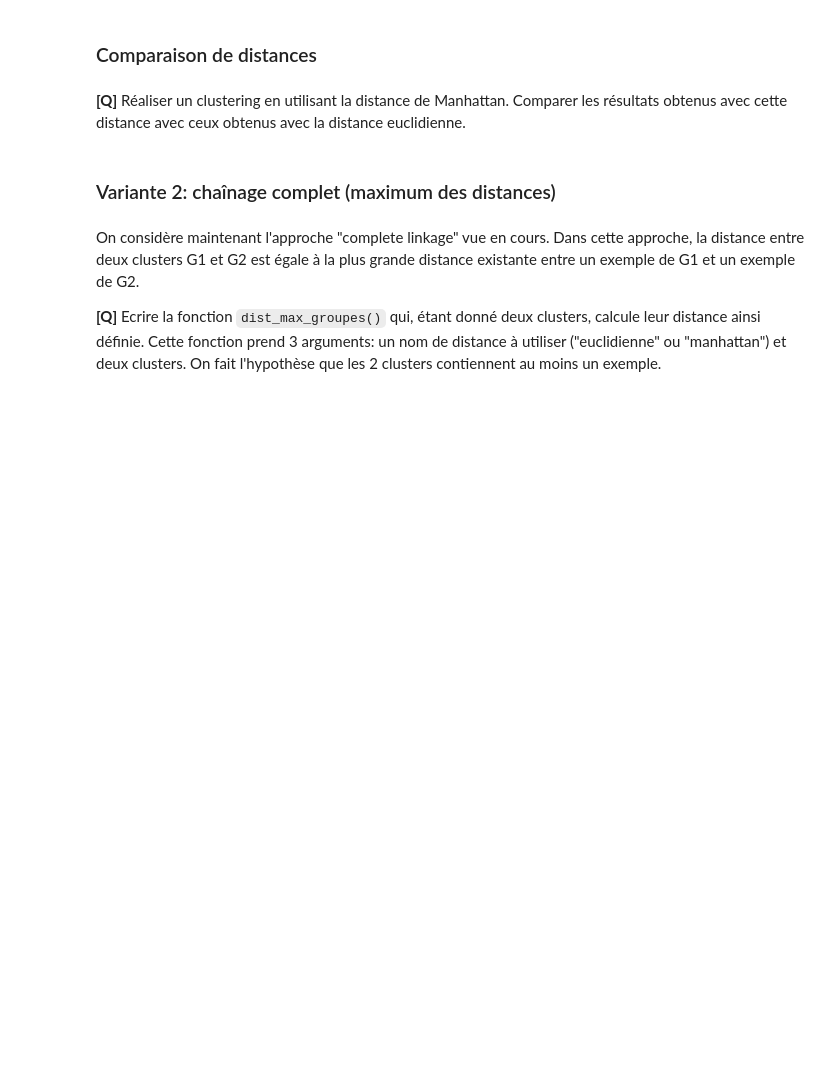
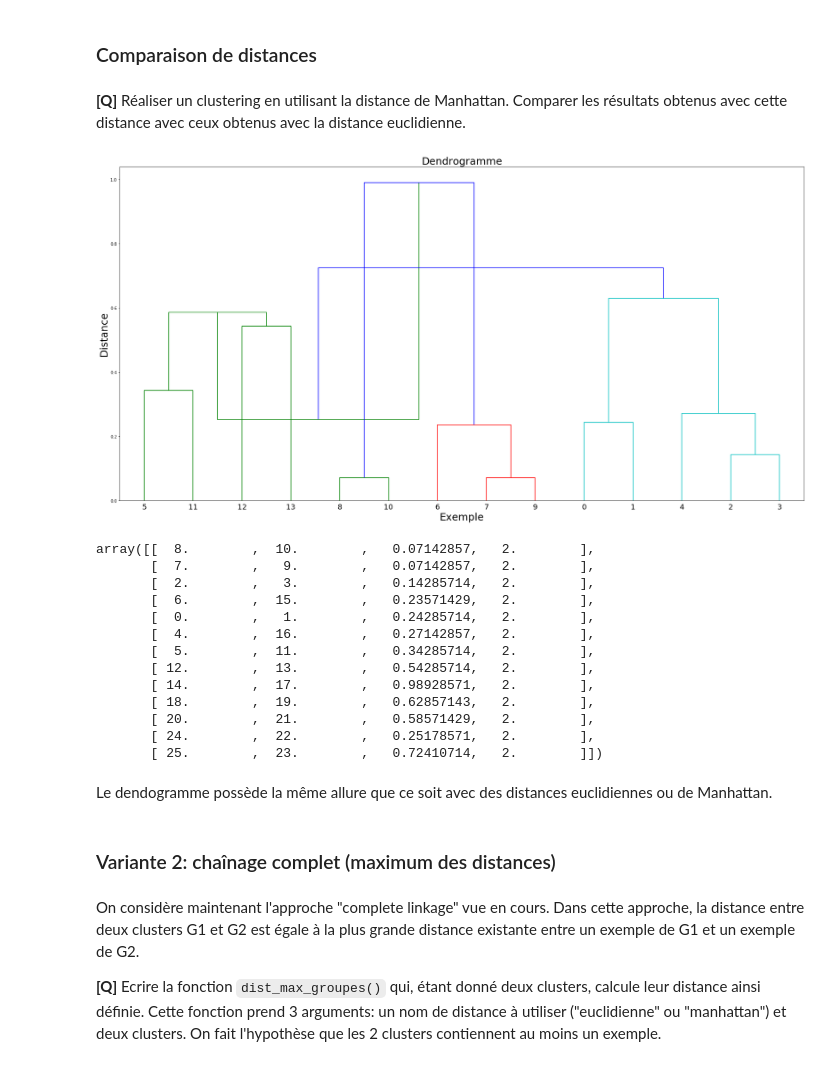
Before and after one commit to exRivalis/3i026, a Jupyter notebook: tp7/tp7.ipynb, the cells around one changed output. Saved outputs shown, nothing was run; the diff lists cells and outputs as text; code cells hidden in the pictures; blank space fills up the shorter version.

```diff
--- a/tp7/tp7.ipynb
+++ b/tp7/tp7.ipynb
@@ -359,0 +429,29 @@ La fonction rend la matrice <code>M_Fusion</code> construite.
+# %%
+# --------------------------------------------------------
+# Rem: pour info, on pourrait obtenir la matrice M_fusion avec scipy:
+
+# import scipy.cluster.hierarchy
+# scipy.cluster.hierarchy.linkage(M_data2D)
+
+# mais on ne l'utilisera pas ici.
+# --------------------------------------------------------
+
+def clustering_hierarchique(data, type_dist):
+#     print data
+    # initialisation
+    courant = initialise(data)       # clustering courant, au départ:s données data normalisées
+    new,k1,k2,dist_min = fusionne(type_dist, courant)
+
+    mat_fusion = []                        # initialisation
+    while len(courant) >=2:              # tant qu'il y a 2 groupes à fusionner
+        new,k1,k2,dist_min = fusionne(type_dist,courant)
+        if(len(mat_fusion)==0):
+            mat_fusion = [k1,k2,dist_min,2]
+        else:
+            mat_fusion = np.vstack( [mat_fusion,[k1,k2,dist_min,2] ])
+        courant = new
+
+    #affichage dendogramme
+    afficher_dendogramme(mat_fusion)
+
+    return mat_fusion
@@ -361,6 +463,25 @@ La fonction rend la matrice <code>M_Fusion</code> construite.
 ### Comparaison de distances
 # %% [markdown]
 **[Q]** Réaliser un clustering en utilisant la distance de Manhattan. Comparer les résultats obtenus avec cette distance avec ceux obtenus avec la distance euclidienne.
+# %%
+clustering_hierarchique(M_data2D, "manhattan")
+# %% [output]
+[figure, added]
+array([[  8.        ,  10.        ,   0.07142857,   2.        ],
+       [  7.        ,   9.        ,   0.07142857,   2.        ],
+       [  2.        ,   3.        ,   0.14285714,   2.        ],
+       [  6.        ,  15.        ,   0.23571429,   2.        ],
+       [  0.        ,   1.        ,   0.24285714,   2.        ],
+       [  4.        ,  16.        ,   0.27142857,   2.        ],
+       [  5.        ,  11.        ,   0.34285714,   2.        ],
+       [ 12.        ,  13.        ,   0.54285714,   2.        ],
+       [ 14.        ,  17.        ,   0.98928571,   2.        ],
+       [ 18.        ,  19.        ,   0.62857143,   2.        ],
+       [ 20.        ,  21.        ,   0.58571429,   2.        ],
+       [ 24.        ,  22.        ,   0.25178571,   2.        ],
+       [ 25.        ,  23.        ,   0.72410714,   2.        ]])
+# %% [markdown]
+Le dendogramme possède la même allure que ce soit avec des distances euclidiennes ou de Manhattan.
 # %% [markdown]
 ### Variante 2: chaînage complet (maximum des distances)
 # %% [markdown]
```
Also changed, not shown: parts of 31 cells of this notebook, 43 other files.
